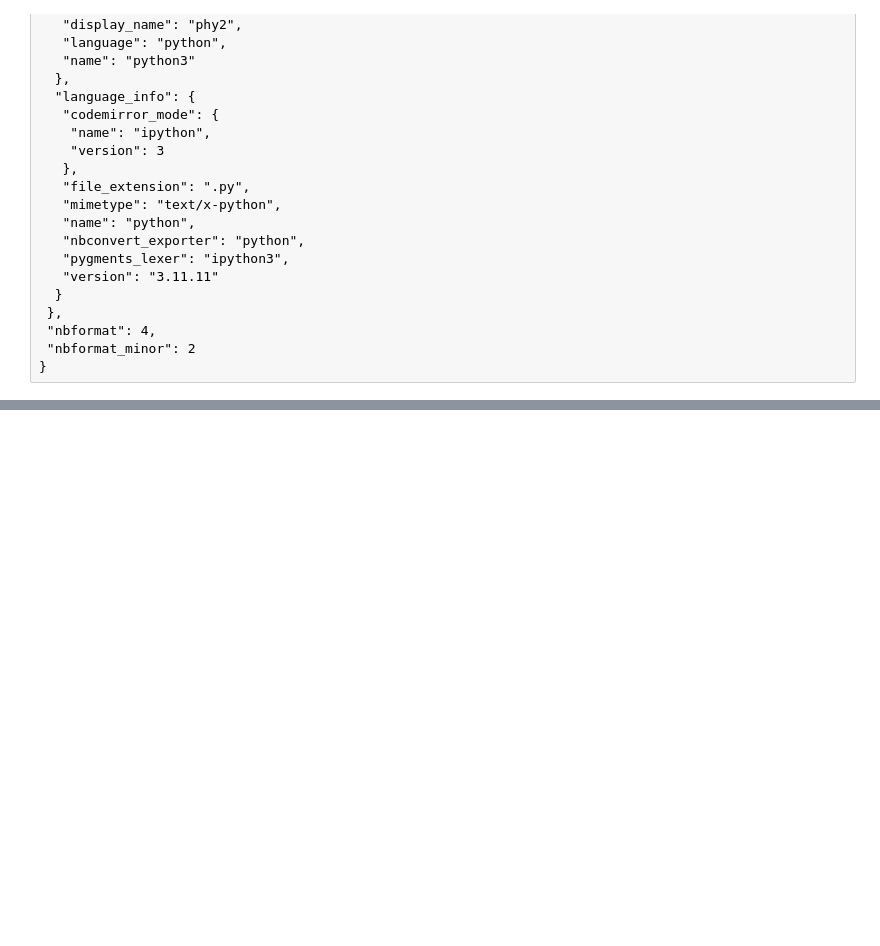
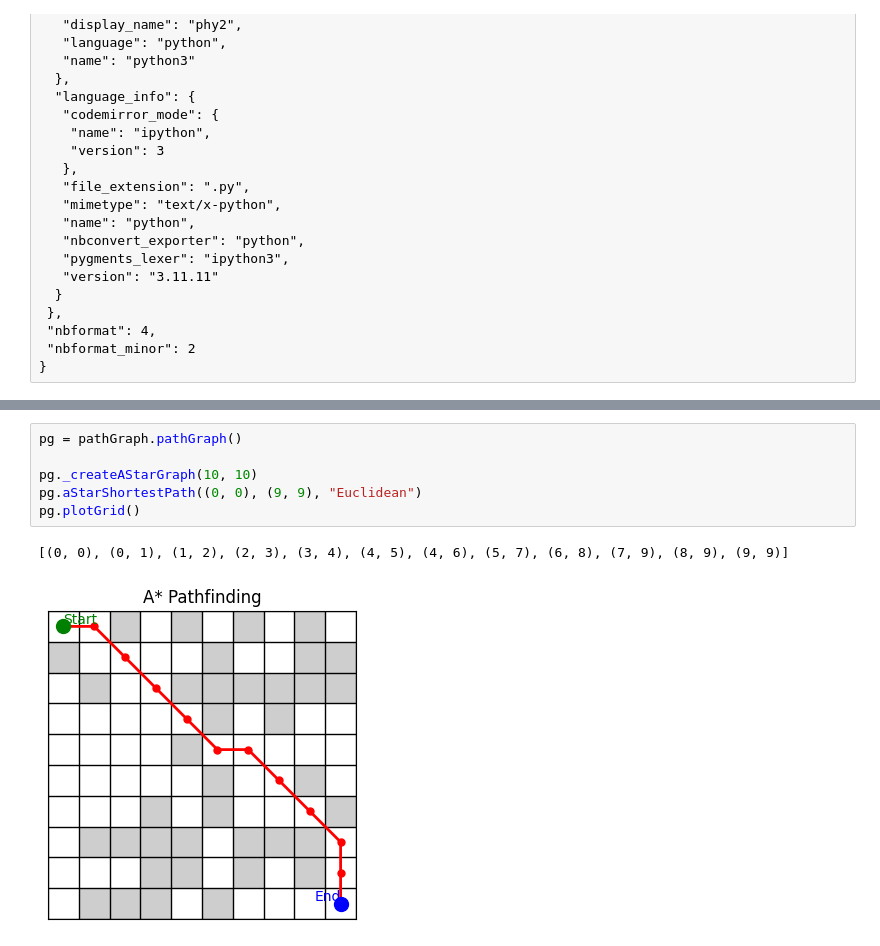
Before and after one commit to tomHep10/HeepsInTheHeaps, a Jupyter notebook: plots.ipynb, the cells around one changed output, grey strips where cells are left out. Drawn from its saved outputs; the diff is of its cells as text; blank space fills up the shorter version.

```diff
--- a/plots.ipynb
+++ b/plots.ipynb
@@ -218,0 +240,9 @@
+# %%
+pg = pathGraph.pathGraph()
+
+pg._createAStarGraph(10, 10)
+pg.aStarShortestPath((0, 0), (9, 9), "Euclidean")
+pg.plotGrid()
+# %% [output]
+[(0, 0), (0, 1), (1, 2), (2, 3), (3, 4), (4, 5), (4, 6), (5, 7), (6, 8), (7, 9), (8, 9), (9, 9)]
+[figure, added]
```
Also changed, not shown: parts of 5 cells of this notebook, 1 other file.
